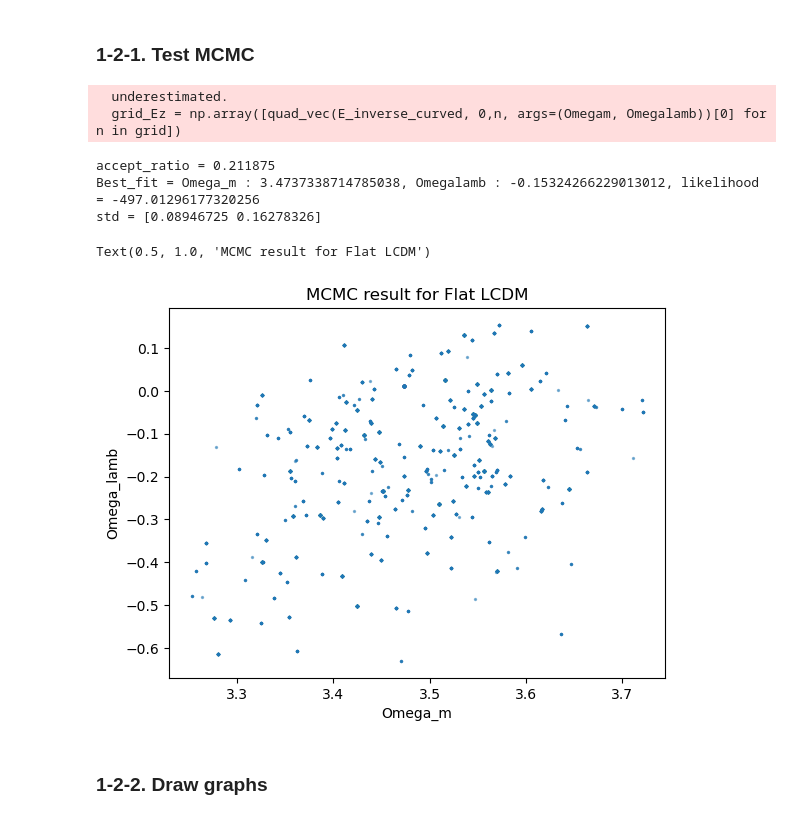
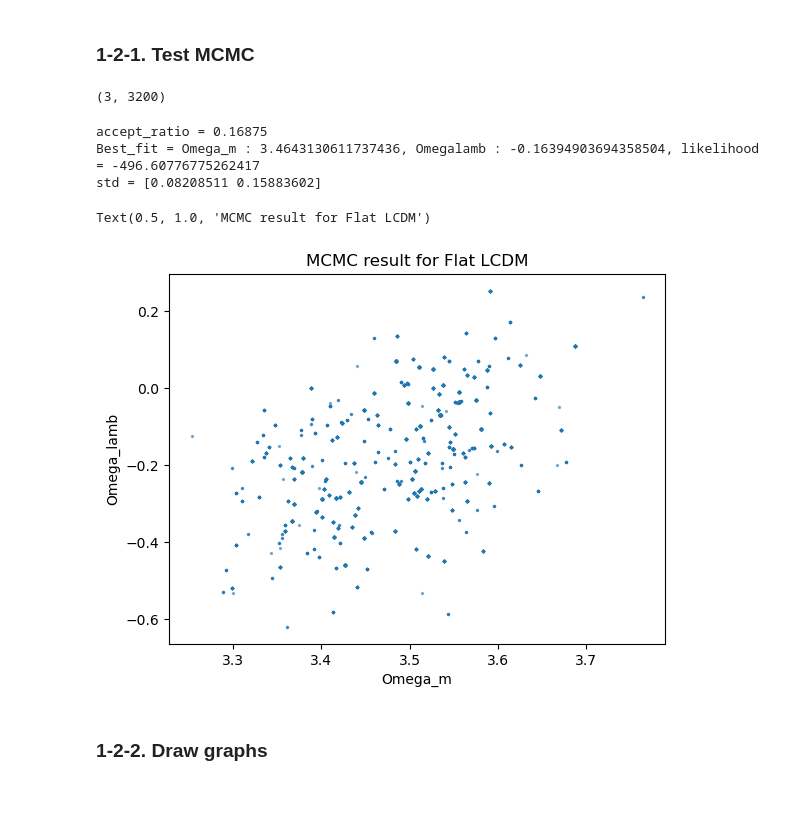
Before and after one commit to john1256/KASI_Ms, a Jupyter notebook: 2025/Field_research/Midterm_proj2_analmarg.ipynb, the cells around one changed output. Drawn from its saved outputs; the diff is of its cells as text; code cells hidden in the pictures.

```diff
--- a/2025/Field_research/Midterm_proj2_analmarg.ipynb
+++ b/2025/Field_research/Midterm_proj2_analmarg.ipynb
@@ -31,7 +29,7 @@ def run_mcmc_test(seed):
     std = np.array([0])*0.1
     paraminit = np.array([0.9999742233029345]) + np.random.normal(0,std)
     nstep = int(2e6)
-    return MCMC(Other_stuff_flat, paraminit, sndata, nstep, normal_vec, Prior1)
+    return uf.MCMC(uf.Other_stuff_flat, paraminit, sndata, nstep, normal_vec, Prior1)
 # %%
 n_chain = 4
 with mp.Pool(processes=n_chain) as pool:
@@ -51,10 +49,10 @@ plt.hist(MCMC_test[0],bins=50,alpha=0.5, label='Omega_m')
 # %% [markdown]
 ### 1-1-2. Draw graphs
 # %%
-results = np.load('./2025/Field_research/Results/MCMC_flat_SN_0.npy'),np.load('./2025/Field_research/Results/MCMC_flat_SN_1.npy'),np.load('./2025/Field_research/Results/MCMC_flat_SN_2.npy'), np.load('./2025/Field_research/Results/MCMC_flat_SN_3.npy')
+results = np.load('./Results/MCMC_flat_SN_0.npy'),np.load('./Results/MCMC_flat_SN_1.npy'),np.load('./Results/MCMC_flat_SN_2.npy'), np.load('./Results/MCMC_flat_SN_3.npy')
 burn_in = 2000
 MCMC_fin = np.concatenate((results[0][:, burn_in:], results[1][:, burn_in:], results[2][:, burn_in:], results[3][:, burn_in:]), axis=1)
-accept_ratio = np.unique(MCMC_fin).shape[0] / (2e6*4-burn_in*4)
+accept_ratio = np.unique(MCMC_fin, axis=1).shape[1] / MCMC_fin.shape[1]
 
 Best_fit = MCMC_fin[:,np.argmax(MCMC_fin[-1])]
 std = np.std(MCMC_fin[0])
@@ -65,5 +63,5 @@ plt.hist(MCMC_fin[0],bins=50,alpha=0.5, label='Omega_m')
 plt.xlabel(r'$\Omega_m$')
 plt.ylabel('Counts')
 plt.legend()
-plt.savefig('./2025/Field_research/Results/MCMC_flat_SN.png', dpi=300, bbox_inches='tight')
+plt.savefig('./Results/MCMC_flat_SN.png', dpi=300, bbox_inches='tight')
 # %% [output]
@@ -88,10 +86,10 @@ import multiprocess as mp
 # %%
 def run_mcmc_test(seed):
     np.random.seed(seed)
-    Prior2 = np.array([[0., -3.],[20, 3]])
+    Prior2 = np.array([[0., -3.],[20, 1.]])
     std = np.array([0.7765663, 0.5880332])
     normal_vec = np.array([1., 0.2])
-    paraminit = np.array([2.5,  2.5]) + np.random.normal(0,std)
+    paraminit = np.array([3.1, 0. ]) + np.random.normal(0,std)
     nstep = int(1e3)
     return uc.MCMC(uc.Other_stuff_curved, paraminit, sndata, nstep, normal_vec, Prior2)
 
@@ -99,29 +97,29 @@ def run_mcmc_test(seed):
 n_chain = 4
 with mp.Pool(processes=n_chain) as pool:
     results = pool.map(run_mcmc_test, range(n_chain))
-# %% [output]
-  underestimated.
-  grid_Ez = np.array([quad_vec(E_inverse_curved, 0,n, args=(Omegam, Omegalamb))[0] for n in grid])
 # %%
 burn_in = 200
 MCMC_test = np.concatenate((results[0][:, burn_in:], results[1][:, burn_in:], results[2][:, burn_in:], results[3][:, burn_in:]), axis=1)
+MCMC_test.shape
+# %% [output]
+(3, 3200)
 # %%
-accept_ratio = np.unique(MCMC_test).shape[0] / (1e3*4-burn_in*4)
+accept_ratio = np.unique(MCMC_test, axis=1).shape[0] / (1e3*4)
 Best_fit = MCMC_test[:,np.argmax(MCMC_test[-1])]
 std = np.std(MCMC_test[0:2], axis=1)
 print(f'accept_ratio = {accept_ratio}')
 print(f'Best_fit = Omega_m : {Best_fit[0]}, Omegalamb : {Best_fit[1]}, likelihood = {Best_fit[-1]}')
 print(f'std = {std}')
 plt.scatter(MCMC_test[0], MCMC_test[1], s=2, alpha=0.5)
 plt.xlabel('Omega_m')
 plt.ylabel('Omega_lamb')
 plt.title('MCMC result for Flat LCDM')
 # %% [output]
-accept_ratio = 0.211875
-Best_fit = Omega_m : 3.4737338714785038, Omegalamb : -0.15324266229013012, likelihood = -497.01296177320256
-std = [0.08946725 0.16278326]
+accept_ratio = 0.16875
+Best_fit = Omega_m : 3.4643130611737436, Omegalamb : -0.16394903694358504, likelihood = -496.60776775262417
+std = [0.08208511 0.15883602]
 Text(0.5, 1.0, 'MCMC result for Flat LCDM')
-[figure, old version]
+[figure, new version]
 # %% [markdown]
 ###  1-2-2. Draw graphs
 # %%
```
Also changed, not shown: parts of 17 cells of this notebook, 7 other files.
